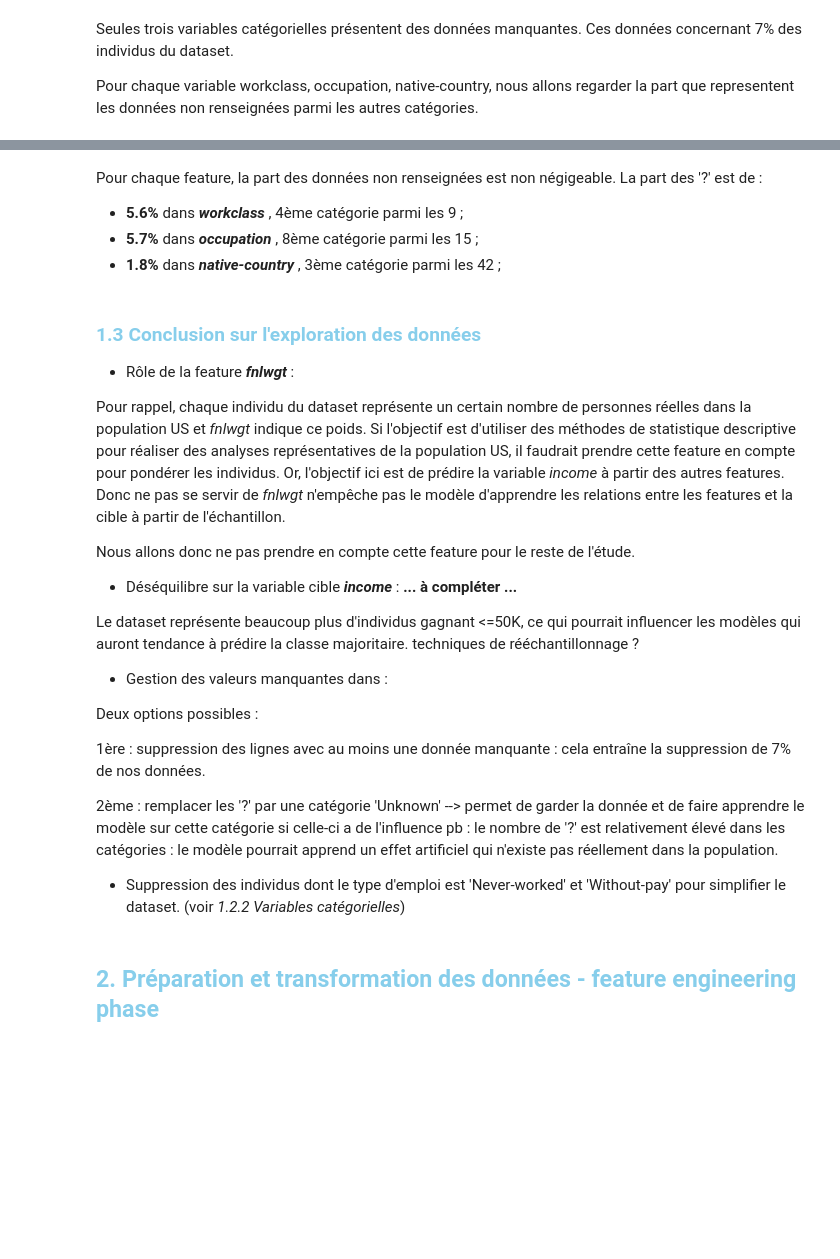
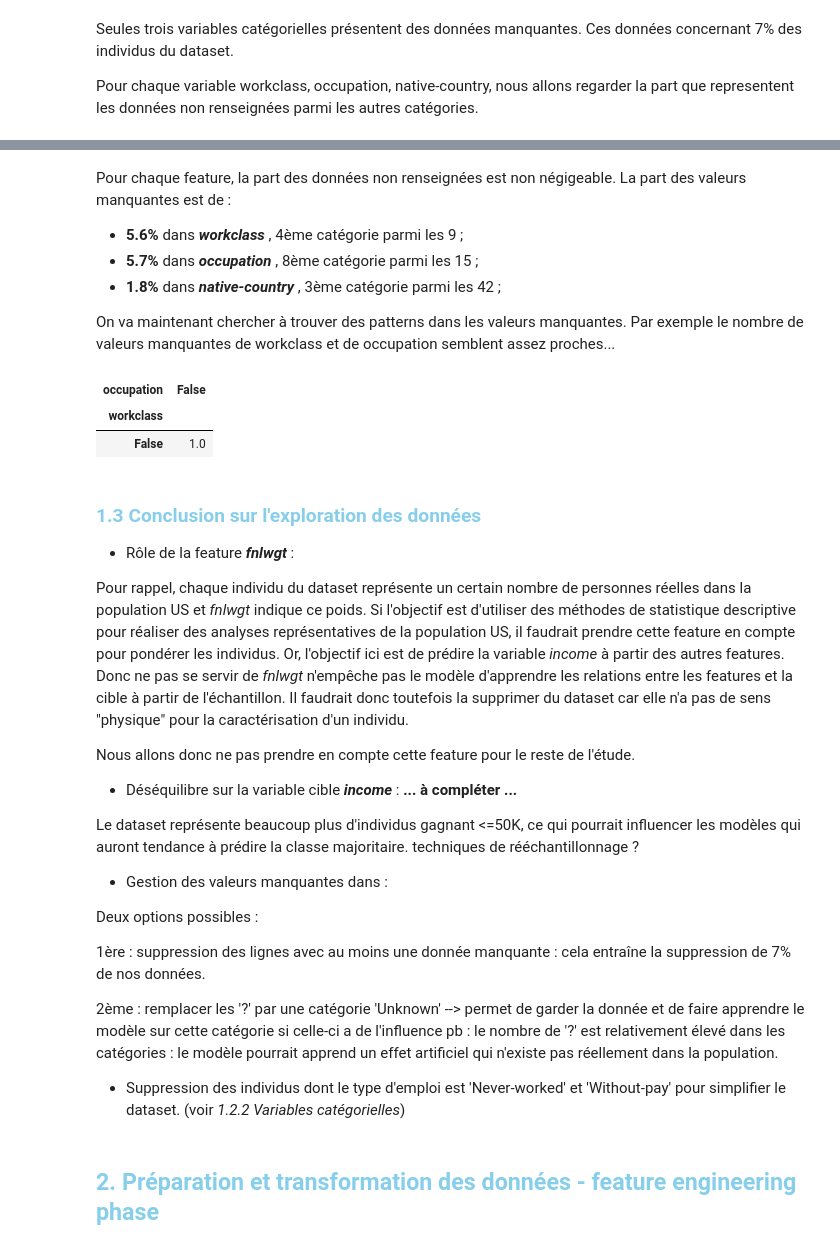
Before and after one commit to alextonon/BE_working_repo, a Jupyter notebook: FSD311_Machine_Learning/BE_ML_Groupe1.ipynb, the cells around one changed output, grey strips where cells are left out. Drawn from its saved outputs; the diff is of its cells as text; code cells hidden in the pictures; blank space fills up the shorter version.

```diff
--- a/FSD311_Machine_Learning/BE_ML_Groupe1.ipynb
+++ b/FSD311_Machine_Learning/BE_ML_Groupe1.ipynb
@@ -287,8 +280,16 @@ for col in cols_with_missing:
 # %% [markdown]
-Pour chaque feature, la part des données non renseignées est non négigeable. La part des '?' est de :
+Pour chaque feature, la part des données non renseignées est non négigeable. La part des valeurs manquantes est de :
 - __5.6%__ dans __*workclass*__ , 4ème catégorie parmi les 9 ;
 - __5.7%__ dans __*occupation*__ , 8ème catégorie parmi les 15 ;
 - __1.8%__ dans __*native-country*__ , 3ème catégorie parmi les 42 ;
+
+On va maintenant chercher à trouver des patterns dans les valeurs manquantes. Par exemple le nombre de valeurs manquantes de workclass et de occupation semblent assez proches...
+# %%
+pd.crosstab(adult["workclass"].isna(), adult["occupation"].isna(), normalize="index")
+# %% [output]
+| occupation | False |
+| workclass |  |
+| False | 1.0 |
 # %% [markdown]
 <span style='color:skyblue'>
 
@@ -301,7 +302,7 @@ Pour chaque feature, la part des données non renseignées est non négigeable.
 
 Pour rappel, chaque individu du dataset représente un certain nombre de personnes réelles dans la population US et *fnlwgt* indique ce poids.
 Si l'objectif est d'utiliser des méthodes de statistique descriptive pour réaliser des analyses représentatives de la population US, il faudrait prendre cette feature en compte pour pondérer les individus.
-Or, l'objectif ici est de prédire la variable *income* à partir des autres features. Donc ne pas se servir de *fnlwgt* n'empêche pas le modèle d'apprendre les relations entre les features et la cible à partir de l'échantillon.
+Or, l'objectif ici est de prédire la variable *income* à partir des autres features. Donc ne pas se servir de *fnlwgt* n'empêche pas le modèle d'apprendre les relations entre les features et la cible à partir de l'échantillon. Il faudrait donc toutefois la supprimer du dataset car elle n'a pas de sens "physique" pour la caractérisation d'un individu.
 
 Nous allons donc ne pas prendre en compte cette feature pour le reste de l'étude.
 
```
Also changed, not shown: parts of 13 cells of this notebook.
